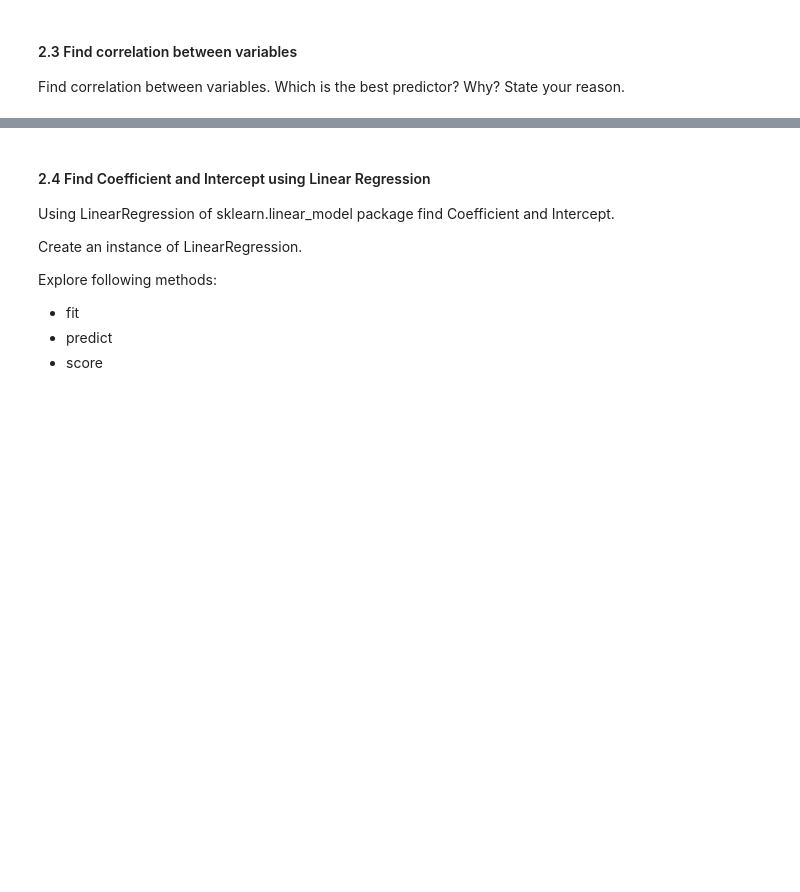
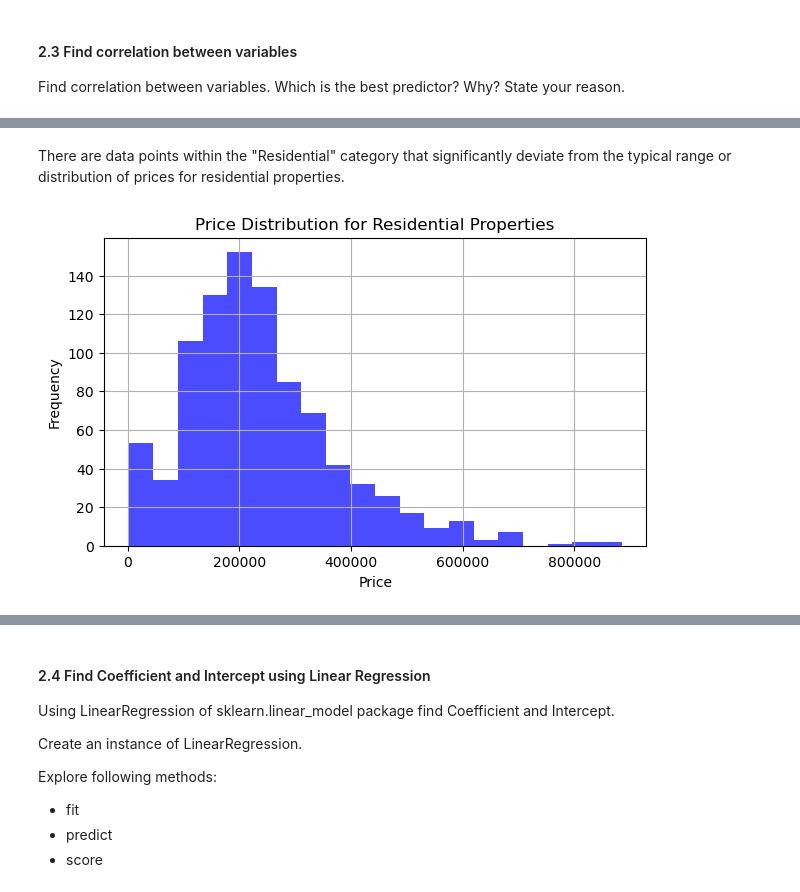
Before and after one commit to Posheffy/IODSN, a Jupyter notebook: IOD_Lab 4.1.2.ipynb, the cells around one changed output, grey strips where cells are left out. Saved outputs shown, nothing was run; the diff lists cells and outputs as text; code cells hidden in the pictures; blank space fills up the shorter version.

```diff
--- a/IOD_Lab 4.1.2.ipynb
+++ b/IOD_Lab 4.1.2.ipynb
@@ -191 +284,21 @@ plt.show()
+# %% [markdown]
+There are data points within the "Residential" category that significantly deviate from the typical range or distribution of prices for residential properties.
+# %%
+# Plot to further explore the outlier within "Residential"
+# Filter the dataset to include only "Residential" properties
+residential_data = df[df['type'] == 'Residential']
+
+# Extract the price data for residential properties
+residential_prices = residential_data['price']
+
+# Create a histogram to visualize the price distribution
+plt.figure(figsize=(7, 4))
+plt.hist(residential_prices, bins=20, color='blue', alpha=0.7)
+plt.title('Price Distribution for Residential Properties')
+plt.xlabel('Price')
+plt.ylabel('Frequency')
+plt.grid(True)
+plt.show()
+# %% [output]
+[figure, added]
 # %%
```
Also changed, not shown: parts of 45 cells of this notebook, 1 other file.
